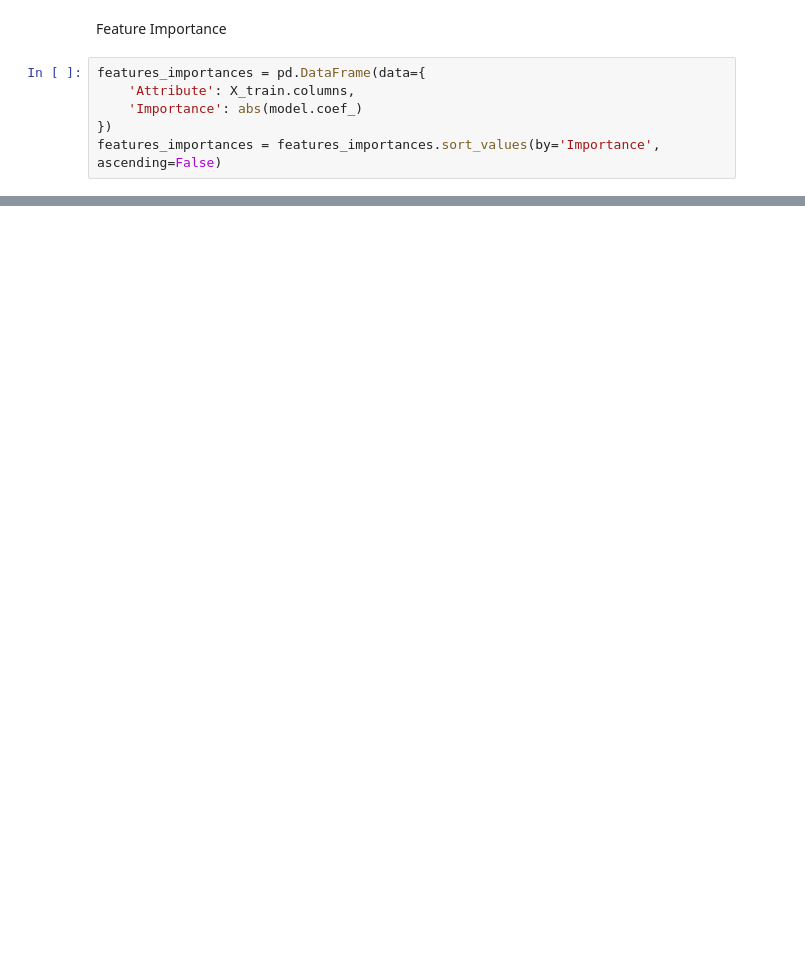
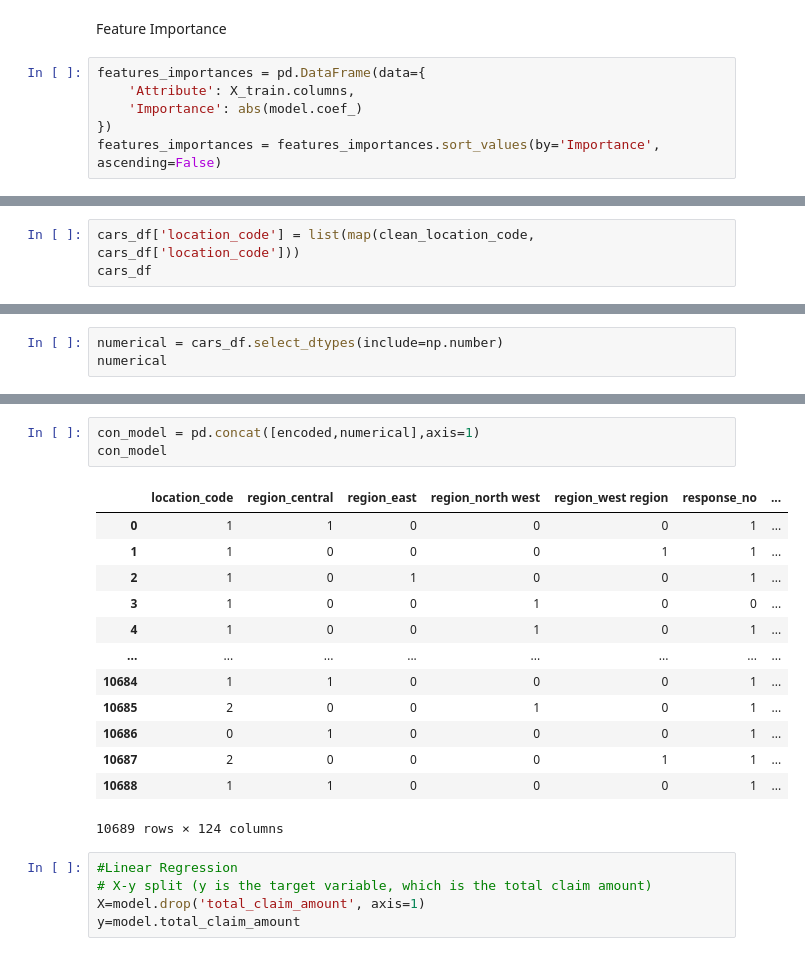
Before and after one commit to ArinaNihon/IRONARINA_LABS, a Jupyter notebook: PYTHON/Linear_Regression/Linear_Regression_Model_validation.ipynb, the cells around one changed output, grey strips where cells are left out. Saved outputs shown, nothing was run; the diff lists cells and outputs as text; blank space fills up the shorter version.

```diff
--- a/PYTHON/Linear_Regression/Linear_Regression_Model_validation.ipynb
+++ b/PYTHON/Linear_Regression/Linear_Regression_Model_validation.ipynb
@@ -407,0 +394,3 @@ plt.show()
+# %%
+cars_df['location_code'] = list(map(clean_location_code, cars_df['location_code']))
+cars_df
@@ -407,0 +439,3 @@ plt.show()
+# %%
+numerical = cars_df.select_dtypes(include=np.number)
+numerical
@@ -407,0 +456,22 @@ plt.show()
+# %%
+con_model = pd.concat([encoded,numerical],axis=1)
+con_model
+# %% [output]
+|  | location_code | region_central | region_east | region_north west | region_west region | response_no | ... |
+| 0 | 1 | 1 | 0 | 0 | 0 | 1 | ... |
+| 1 | 1 | 0 | 0 | 0 | 1 | 1 | ... |
+| 2 | 1 | 0 | 1 | 0 | 0 | 1 | ... |
+| 3 | 1 | 0 | 0 | 1 | 0 | 0 | ... |
+| 4 | 1 | 0 | 0 | 1 | 0 | 1 | ... |
+| ... | ... | ... | ... | ... | ... | ... | ... |
+| 10684 | 1 | 1 | 0 | 0 | 0 | 1 | ... |
+| 10685 | 2 | 0 | 0 | 1 | 0 | 1 | ... |
+| 10686 | 0 | 1 | 0 | 0 | 0 | 1 | ... |
+| 10687 | 2 | 0 | 0 | 0 | 1 | 1 | ... |
+| 10688 | 1 | 1 | 0 | 0 | 0 | 1 | ... |
+10689 rows × 124 columns
+# %%
+#Linear Regression
+# X-y split (y is the target variable, which is the total claim amount)
+X=model.drop('total_claim_amount', axis=1)
+y=model.total_claim_amount
```
Also changed, not shown: parts of 22 cells of this notebook, 1 other file.
